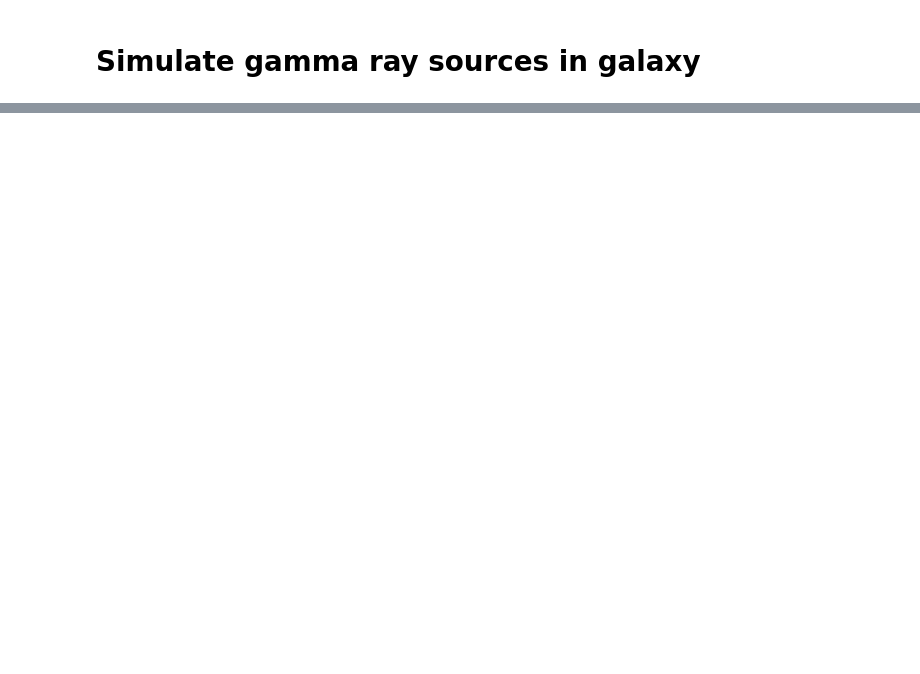
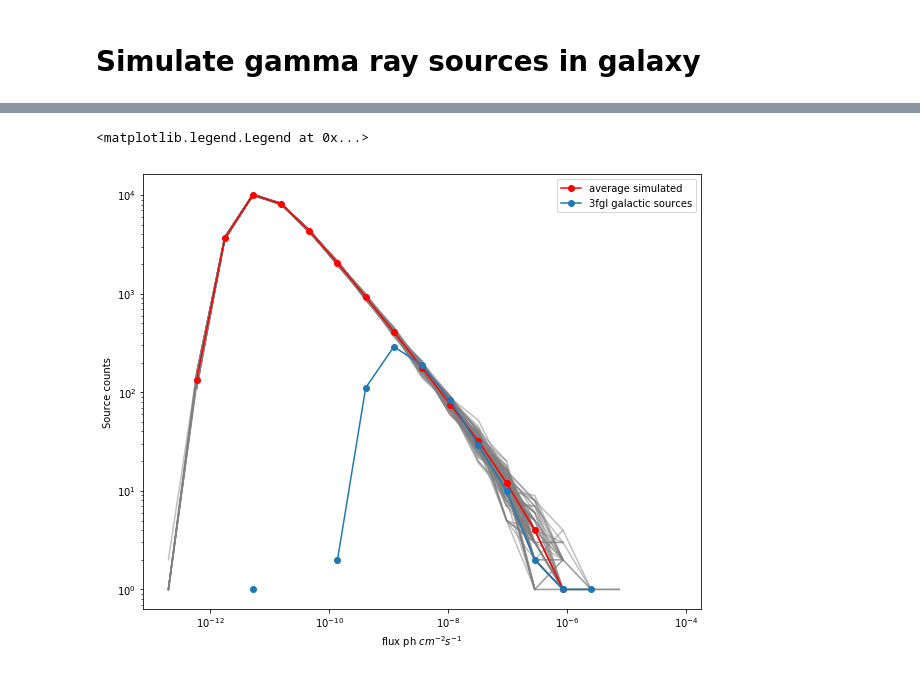
Before and after one commit to martp91/y-rays-UPS, a Jupyter notebook: sim_gamma_sources.ipynb, the cells around one changed output, grey strips where cells are left out. Cells and saved outputs as stored; diff of their text form; code cells hidden in the pictures; blank space fills up the shorter version.

```diff
--- a/sim_gamma_sources.ipynb
+++ b/sim_gamma_sources.ipynb
@@ -219,0 +221,17 @@ sources simulation high lat 377
+# %%
+#Runs simulation Nsmpl times with N=n.o. sources
+
+N =30000
+Nsmpl = 100
+fluxes = np.zeros((Nsmpl,N))
+#fluxes = np.zeros(N)
+for i in range(Nsmpl):
+    if i%(Nsmpl/10)==0:
+        print 100*i/float(Nsmpl),"% done"
+    fluxes[i,:]=np.sort(mc_smpl(1.8,N,3e34,1e39))
+    #fluxes += mc_smpl(1.8,N,3e34,1e39)
+
+#Take average flux from sorted flux distribution
+ave_flux = np.average(fluxes,axis=0)
+#ave_flux = fluxes/Nsmpl
+print "100% done"
@@ -219,0 +250,32 @@ sources simulation high lat 377
+# %%
+#Plot histogram of N vs flux for simulations and 3fgl and compare
+
+flux_detected = ave_flux[ave_flux>=fermi_thres]
+flux_undetected = ave_flux[ave_flux<fermi_thres]
+total_flux_det = np.sum(flux_detected)
+total_flux_undet = np.sum(flux_undetected)
+f2,ax2 = plt.subplots(1)
+minflux = np.log10(min(ave_flux))
+maxflux = np.log10(max(ave_flux))
+minflux,maxflux=-13,-4
+for i,flux in enumerate(fluxes):
+    mc_hist,mc_bins = np.histogram(flux,bins=np.logspace(minflux,maxflux,20))
+    mc_bins= (mc_bins[1:]+mc_bins[0:-1])/2.
+    ax2.loglog(mc_bins,mc_hist,alpha=0.5,color='grey')
+
+mc_hist,mc_bins = np.histogram(ave_flux,bins=np.logspace(minflux,maxflux,20))
+mc_bins= (mc_bins[1:]+mc_bins[0:-1])/2.
+ax2.loglog(mc_bins,mc_hist,marker='o',label='average simulated', color='red')
+hist_3fgl, bins_3fgl = np.histogram(flux_3fgl, bins=np.logspace(minflux,maxflux,20))
+ax2.set_xlabel(r'flux ph $cm^{-2} s^{-1}$')
+ax2.set_ylabel('Source counts')
+
+bins_3fgl = (bins_3fgl[1:]+bins_3fgl[0:-1])/2.
+ax2.loglog(bins_3fgl,hist_3fgl, marker='o',label='3fgl galactic sources')
+
+ax2.legend()
+
+#f2.savefig('n_flux_allsky.pdf')
+# %% [output]
+<matplotlib.legend.Legend at 0x...>
+[figure, added]
```
Also changed, not shown: parts of 7 cells of this notebook, 2 other files.
